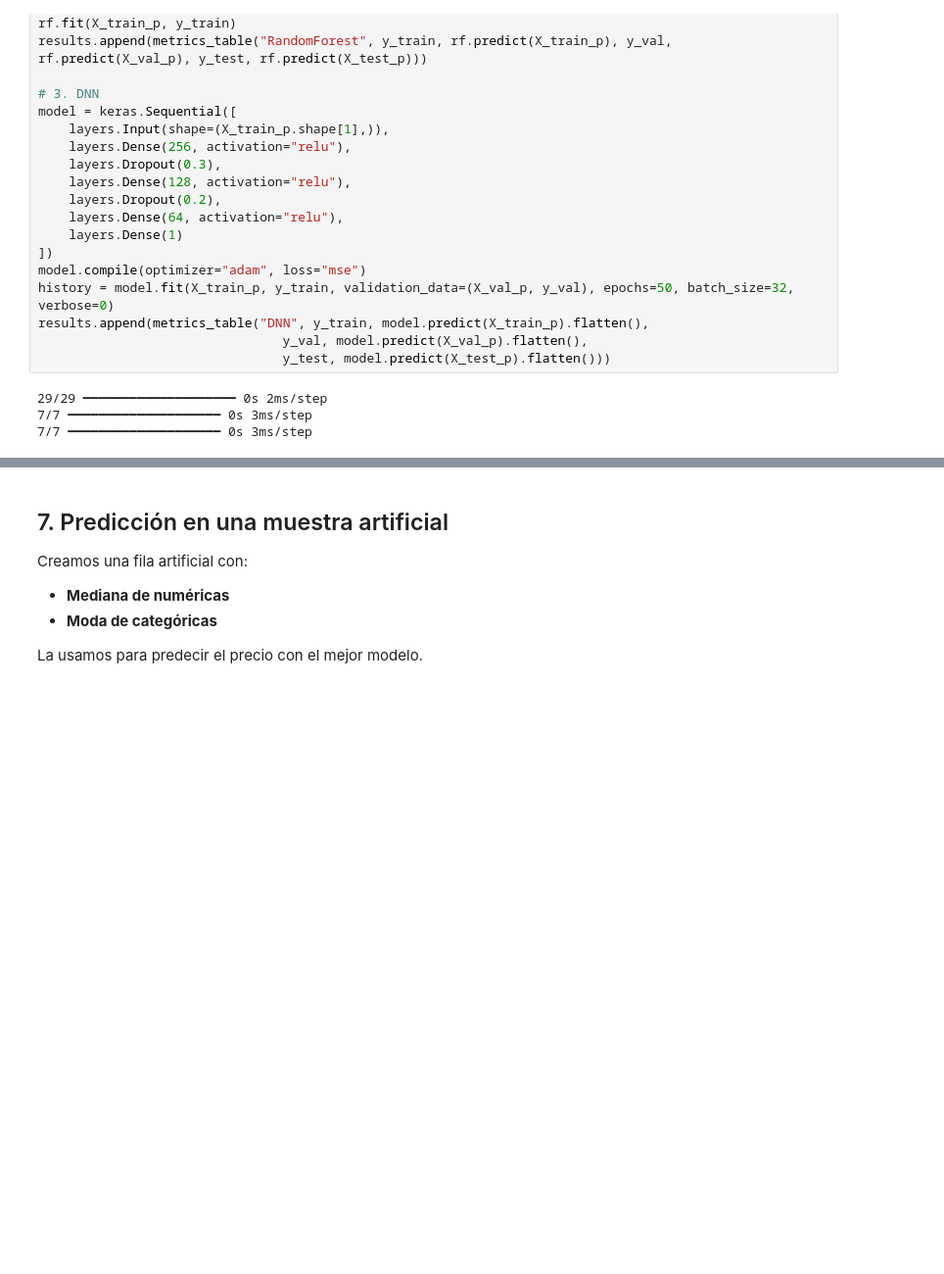
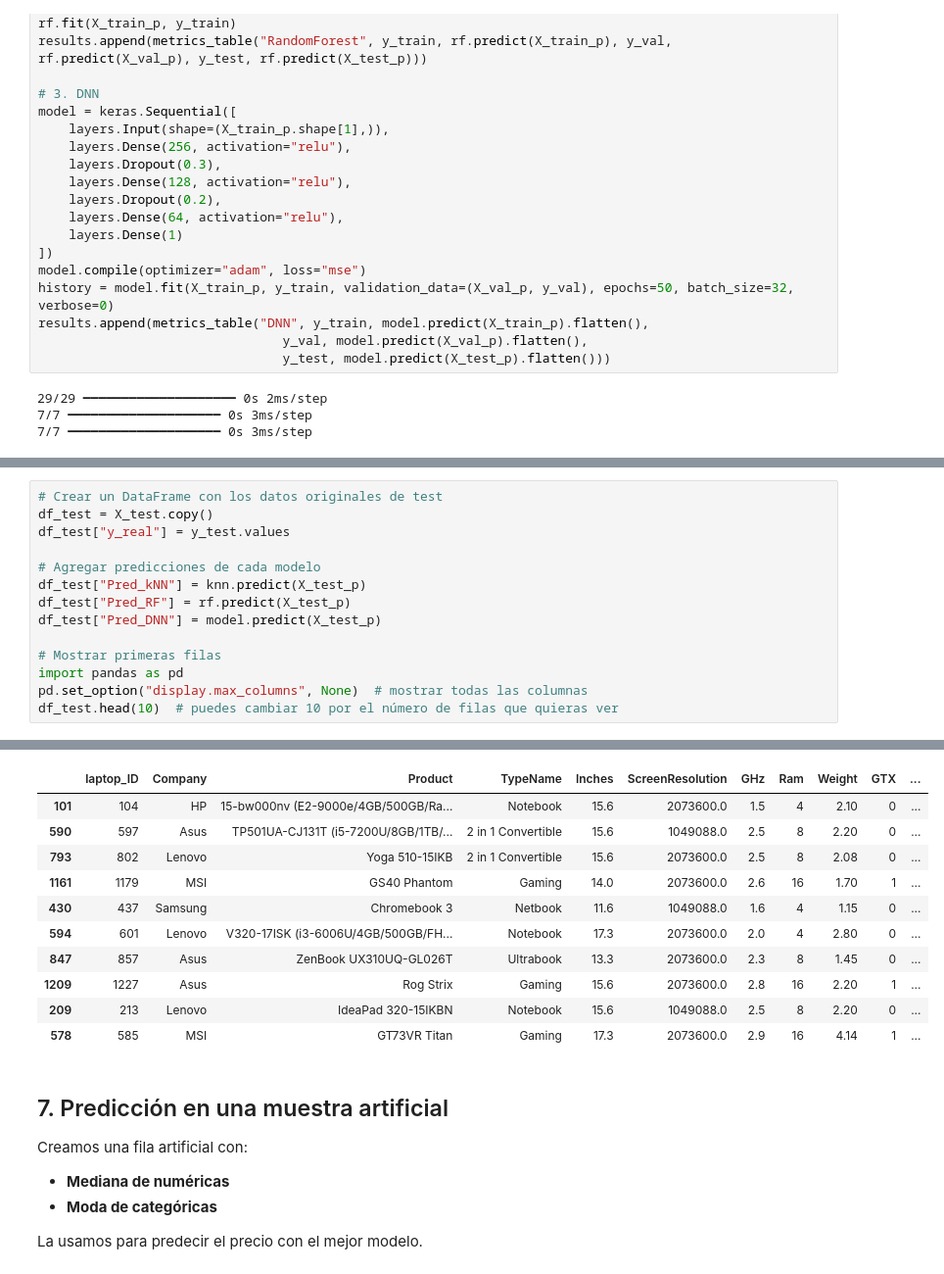
Before and after one commit to darcilas1/Laptop_price_predition, a Jupyter notebook: laptop_price_prediction.ipynb, the cells around one changed output, grey strips where cells are left out. Shown: that part at 98% size. Saved outputs shown, nothing was run; the diff lists cells and outputs as text; blank space fills up the shorter version.

Commit message:
Added the comparative table with predictions

```diff
--- a/laptop_price_prediction.ipynb
+++ b/laptop_price_prediction.ipynb
@@ -322,0 +333,15 @@ comp_df
+# %%
+# Crear un DataFrame con los datos originales de test
+df_test = X_test.copy()
+df_test["y_real"] = y_test.values
+
+# Agregar predicciones de cada modelo
+df_test["Pred_kNN"] = knn.predict(X_test_p)
+df_test["Pred_RF"] = rf.predict(X_test_p)
+df_test["Pred_DNN"] = model.predict(X_test_p)
+
+# Mostrar primeras filas
+import pandas as pd
+pd.set_option("display.max_columns", None)  # mostrar todas las columnas
+df_test.head(10)  # puedes cambiar 10 por el número de filas que quieras ver
+# %% [output]
@@ -323,3 +349,14 @@ comp_df
+|  | laptop_ID | Company | Product | TypeName | Inches | ScreenResolution | GHz | Ram | Weight | GTX | ... |
+| 101 | 104 | HP | 15-bw000nv (E2-9000e/4GB/500GB/Ra... | Notebook | 15.6 | 2073600.0 | 1.5 | 4 | 2.10 | 0 | ... |
+| 590 | 597 | Asus | TP501UA-CJ131T (i5-7200U/8GB/1TB/... | 2 in 1 Convertible | 15.6 | 1049088.0 | 2.5 | 8 | 2.20 | 0 | ... |
+| 793 | 802 | Lenovo | Yoga 510-15IKB | 2 in 1 Convertible | 15.6 | 2073600.0 | 2.5 | 8 | 2.08 | 0 | ... |
+| 1161 | 1179 | MSI | GS40 Phantom | Gaming | 14.0 | 2073600.0 | 2.6 | 16 | 1.70 | 1 | ... |
+| 430 | 437 | Samsung | Chromebook 3 | Netbook | 11.6 | 1049088.0 | 1.6 | 4 | 1.15 | 0 | ... |
+| 594 | 601 | Lenovo | V320-17ISK (i3-6006U/4GB/500GB/FH... | Notebook | 17.3 | 2073600.0 | 2.0 | 4 | 2.80 | 0 | ... |
+| 847 | 857 | Asus | ZenBook UX310UQ-GL026T | Ultrabook | 13.3 | 2073600.0 | 2.3 | 8 | 1.45 | 0 | ... |
+| 1209 | 1227 | Asus | Rog Strix | Gaming | 15.6 | 2073600.0 | 2.8 | 16 | 2.20 | 1 | ... |
+| 209 | 213 | Lenovo | IdeaPad 320-15IKBN | Notebook | 15.6 | 1049088.0 | 2.5 | 8 | 2.20 | 0 | ... |
+| 578 | 585 | MSI | GT73VR Titan | Gaming | 17.3 | 2073600.0 | 2.9 | 16 | 4.14 | 1 | ... |
 # %% [markdown]
 ## 7. Predicción en una muestra artificial
 
```
Also changed, not shown: parts of 5 cells of this notebook.
